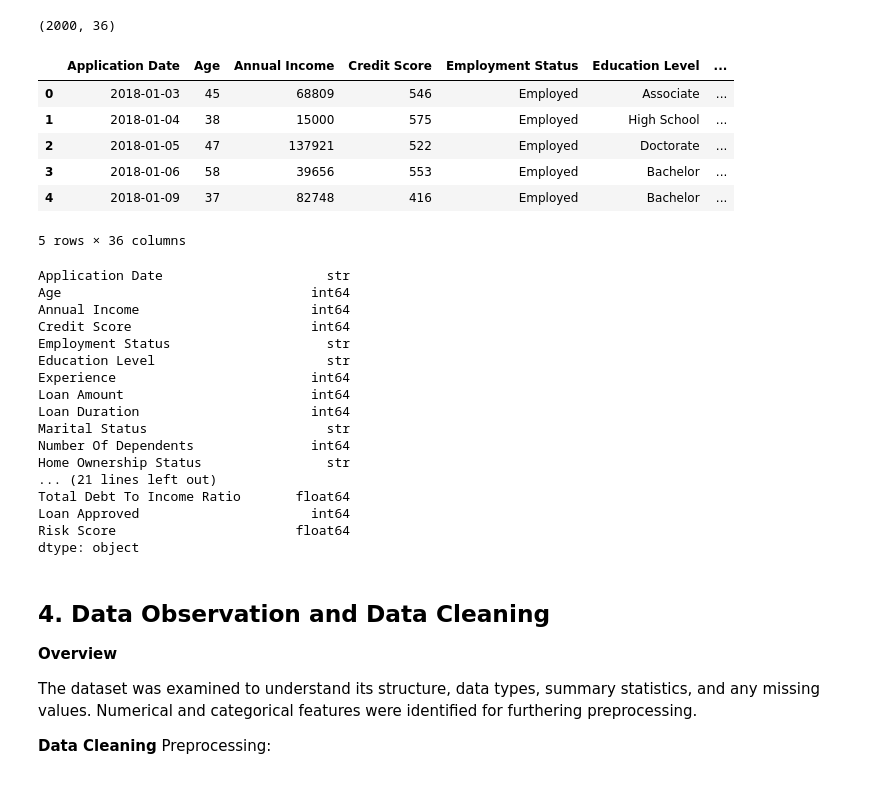
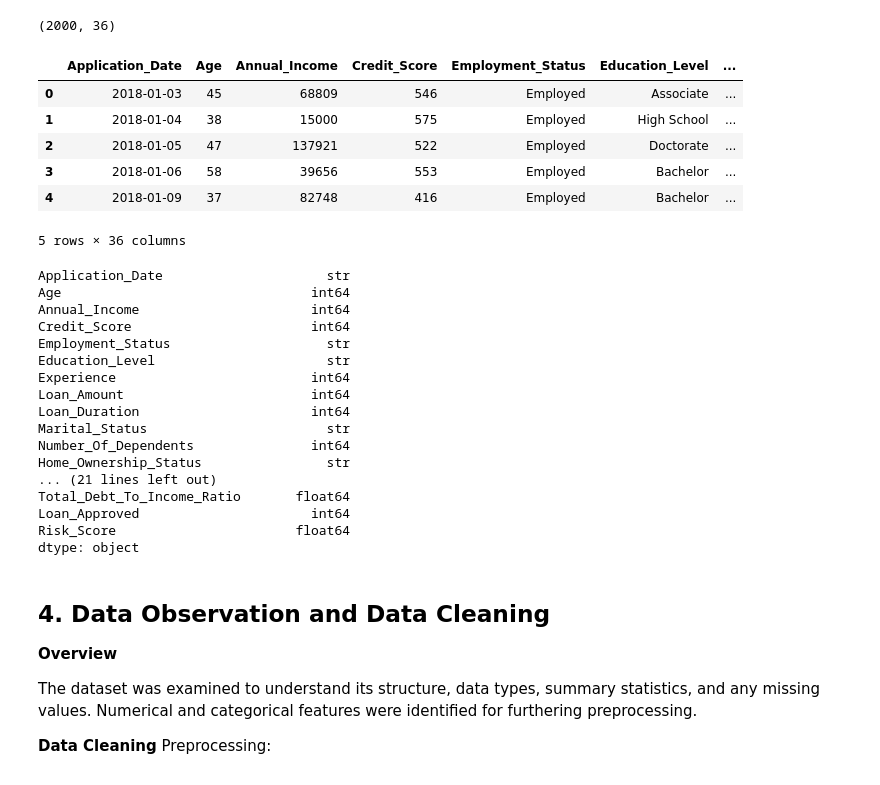
Before and after one commit to pranu-05/Intelligent-Loan-Pricing-ML-Project, a Jupyter notebook: 01_eda_and_features.ipynb, the cells around one changed output. Drawn from its saved outputs; the diff is of its cells as text; code cells hidden in the pictures.

```diff
--- a/01_eda_and_features.ipynb
+++ b/01_eda_and_features.ipynb
@@ -109,13 +109,13 @@ df.shape
 # %%
 import re
 
 # Convert camelCase headers to readable names with spaces
 # Example: ApplicationDate -> Application Date
 #          RiskScore -> Risk Score
-df.columns = [re.sub(r'(?<!^)(?=[A-Z])', ' ', col) for col in df.columns]
+df.columns = [re.sub(r'(?<!^)(?=[A-Z])', '_', col) for col in df.columns]
 df.head()
 # %% [output]
-|  | Application Date | Age | Annual Income | Credit Score | Employment Status | Education Level | ... |
+|  | Application_Date | Age | Annual_Income | Credit_Score | Employment_Status | Education_Level | ... |
 | 0 | 2018-01-03 | 45 | 68809 | 546 | Employed | Associate | ... |
 | 1 | 2018-01-04 | 38 | 15000 | 575 | Employed | High School | ... |
 | 2 | 2018-01-05 | 47 | 137921 | 522 | Employed | Doctorate | ... |
@@ -125,22 +125,22 @@ df.head()
 # %%
 df.dtypes
 # %% [output]
-Application Date                     str
+Application_Date                     str
 Age                                int64
-Annual Income                      int64
-Credit Score                       int64
-Employment Status                    str
-Education Level                      str
+Annual_Income                      int64
+Credit_Score                       int64
+Employment_Status                    str
+Education_Level                      str
 Experience                         int64
-Loan Amount                        int64
-Loan Duration                      int64
-Marital Status                       str
-Number Of Dependents               int64
-Home Ownership Status                str
+Loan_Amount                        int64
+Loan_Duration                      int64
+Marital_Status                       str
+Number_Of_Dependents               int64
+Home_Ownership_Status                str
 ... (21 lines left out)
-Total Debt To Income Ratio       float64
-Loan Approved                      int64
-Risk Score                       float64
+Total_Debt_To_Income_Ratio       float64
+Loan_Approved                      int64
+Risk_Score                       float64
 dtype: object
 # %% [markdown]
 ## **4. Data Observation and Data Cleaning**
```
Also changed, not shown: parts of 19 cells of this notebook.
